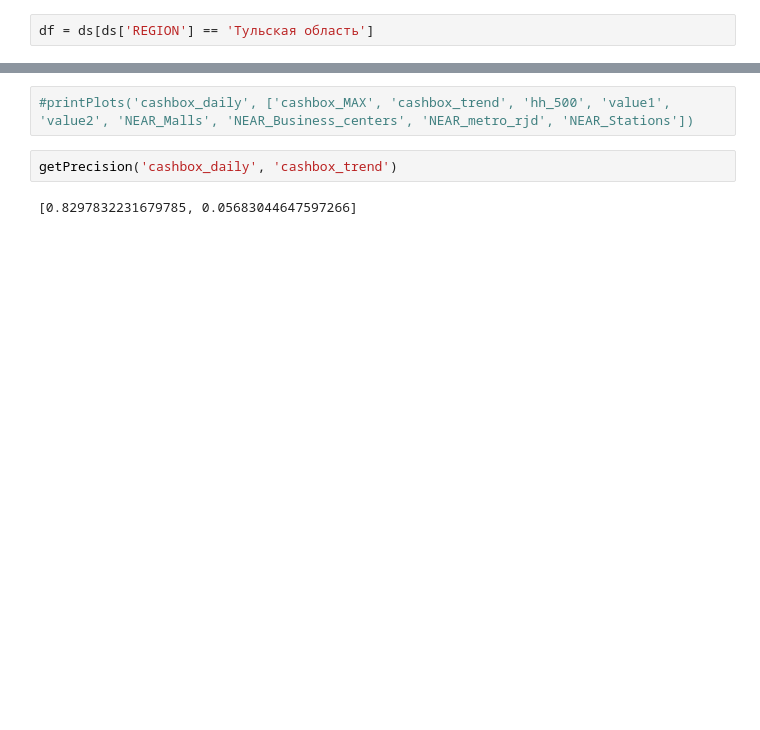
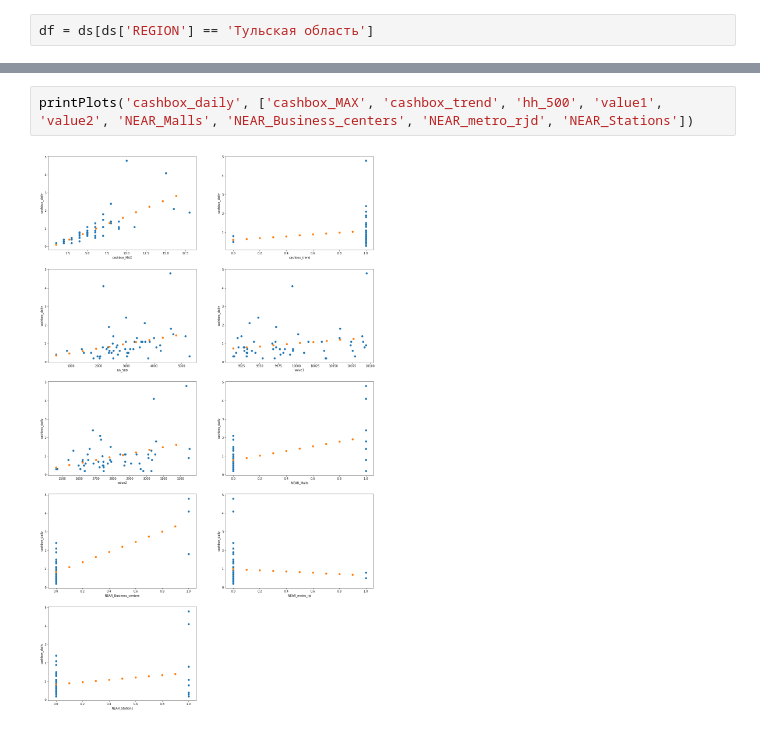
Before and after one commit to BogdanSemenov/HackAndChange, a Jupyter notebook: Main.ipynb, the cells around one changed output, grey strips where cells are left out. Drawn from its saved outputs; the diff is of its cells as text; blank space fills up the shorter version.

```diff
--- a/Main.ipynb
+++ b/Main.ipynb
@@ -80,6 +68,4 @@ ValueError: y cannot be None
 # %%
-#printPlots('cashbox_daily', ['cashbox_MAX', 'cashbox_trend', 'hh_500', 'value1', 'value2', 'NEAR_Malls', 'NEAR_Business_centers', 'NEAR_metro_rjd', 'NEAR_Stations'])
+printPlots('cashbox_daily', ['cashbox_MAX', 'cashbox_trend', 'hh_500', 'value1', 'value2', 'NEAR_Malls', 'NEAR_Business_centers', 'NEAR_metro_rjd', 'NEAR_Stations'])
+# %% [output]
+[figure, added]
-# %%
-getPrecision('cashbox_daily', 'cashbox_trend')
-# %% [output]
-[0.8297832231679785, 0.05683044647597266]
```
Also changed, not shown: parts of 5 cells of this notebook.
